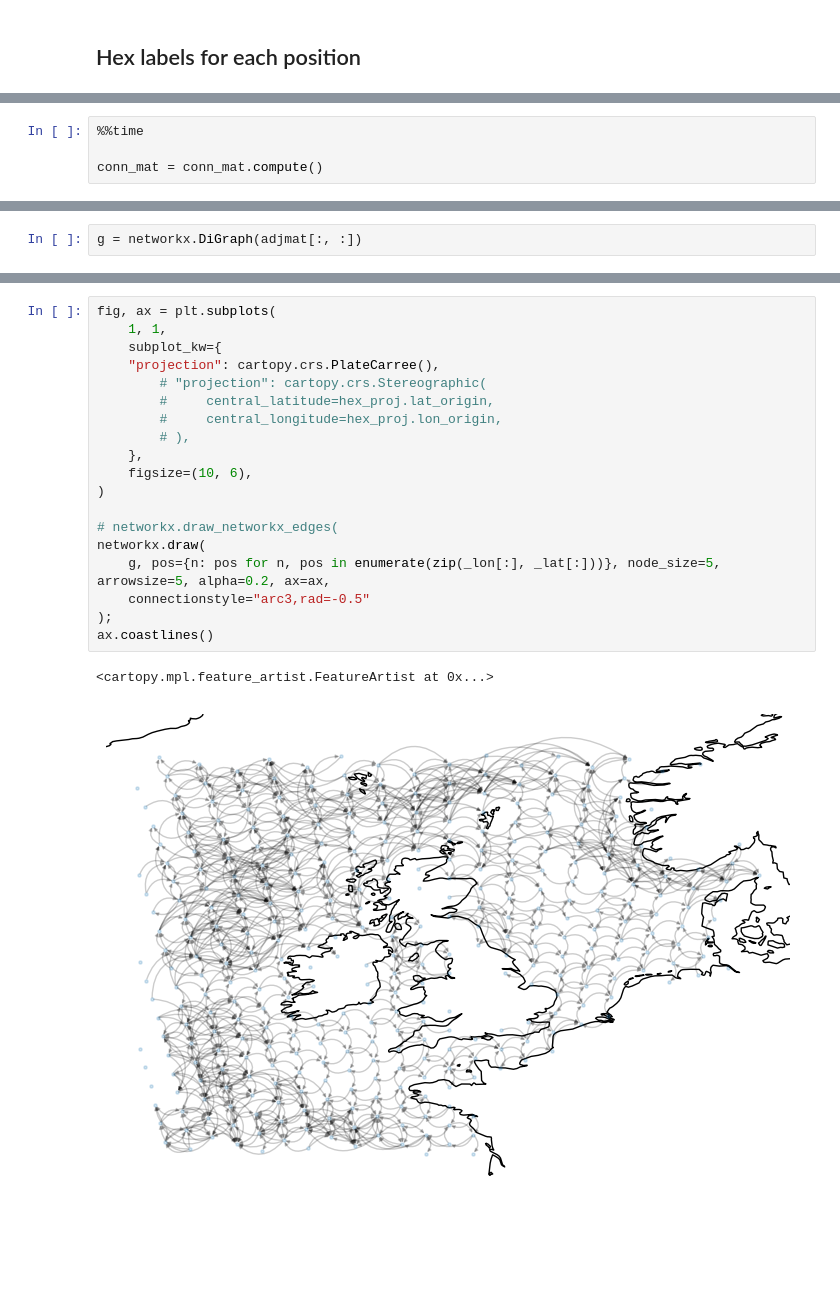
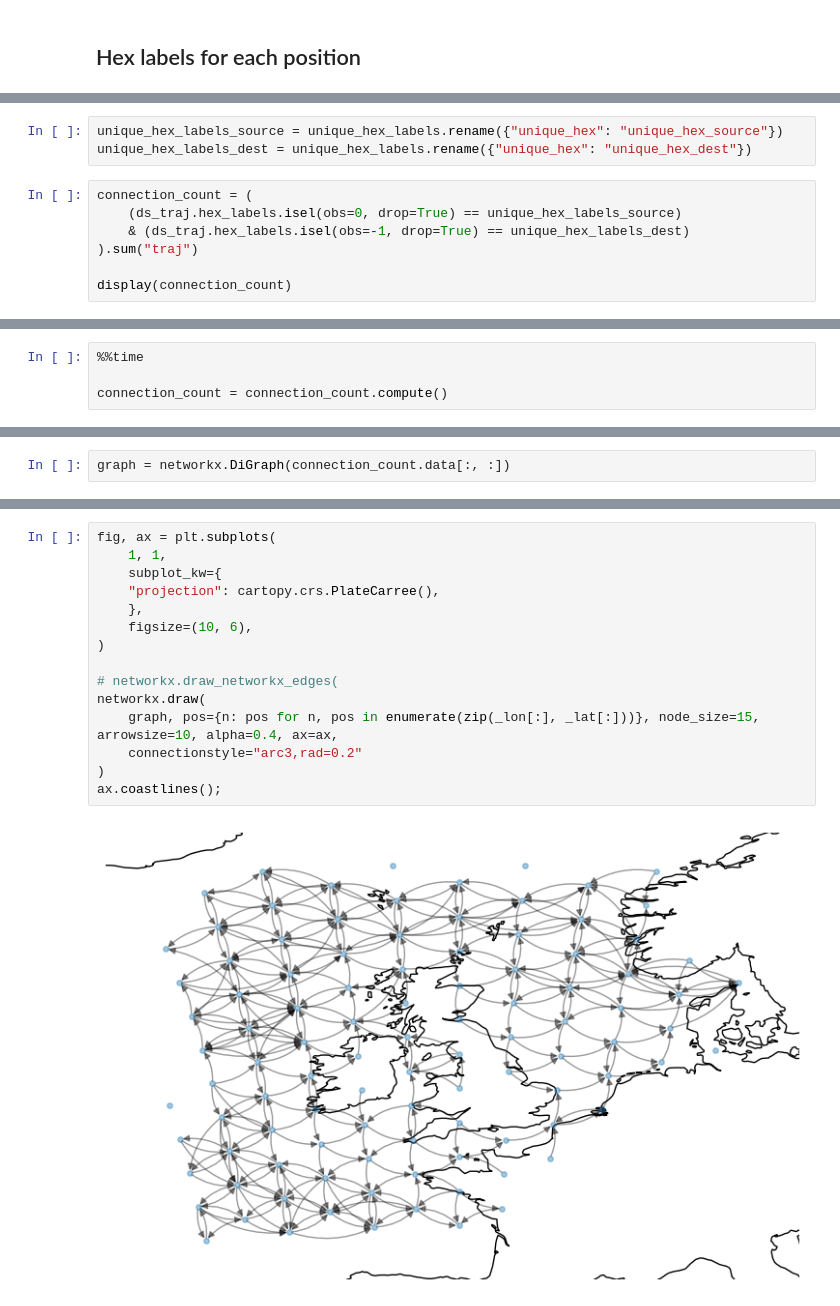
Before and after one commit to willirath/hextraj, a Jupyter notebook: notebooks/hextraj_tutorial.ipynb, the cells around one changed output, grey strips where cells are left out. Drawn from its saved outputs; the diff is of its cells as text; blank space fills up the shorter version.

```diff
--- a/notebooks/hextraj_tutorial.ipynb
+++ b/notebooks/hextraj_tutorial.ipynb
@@ -224,0 +344,10 @@ Attributes: (0)
+# %%
+unique_hex_labels_source = unique_hex_labels.rename({"unique_hex": "unique_hex_source"})
+unique_hex_labels_dest = unique_hex_labels.rename({"unique_hex": "unique_hex_dest"})
+# %%
+connection_count = (
+    (ds_traj.hex_labels.isel(obs=0, drop=True) == unique_hex_labels_source)
+    & (ds_traj.hex_labels.isel(obs=-1, drop=True) == unique_hex_labels_dest)
+).sum("traj")
+
+display(connection_count)
@@ -225,5 +364,5 @@ Attributes: (0)
 # %%
 %%time
 
-conn_mat = conn_mat.compute()
+connection_count = connection_count.compute()
 # %% [output]
@@ -256,2 +421,2 @@ array([[0, 0, 0, ..., 0, 0, 0],
 # %%
-g = networkx.DiGraph(adjmat[:, :])
+graph = networkx.DiGraph(connection_count.data[:, :])
@@ -263,22 +430,17 @@ networkx.draw_circular(g, node_size=1, alpha=0.5)
 # %%
 fig, ax = plt.subplots(
     1, 1,
     subplot_kw={
     "projection": cartopy.crs.PlateCarree(),
-        # "projection": cartopy.crs.Stereographic(
-        #     central_latitude=hex_proj.lat_origin,
-        #     central_longitude=hex_proj.lon_origin,
-        # ),
     },
     figsize=(10, 6),
 )
 
 # networkx.draw_networkx_edges(
 networkx.draw(
-    g, pos={n: pos for n, pos in enumerate(zip(_lon[:], _lat[:]))}, node_size=5, arrowsize=5, alpha=0.2, ax=ax,
-    connectionstyle="arc3,rad=-0.5"
-);
-ax.coastlines()
+    graph, pos={n: pos for n, pos in enumerate(zip(_lon[:], _lat[:]))}, node_size=15, arrowsize=10, alpha=0.4, ax=ax,
+    connectionstyle="arc3,rad=0.2"
+)
+ax.coastlines();
 # %% [output]
-<cartopy.mpl.feature_artist.FeatureArtist at 0x...>
-[figure, old version]
+[figure, new version]
```
Also changed, not shown: parts of 51 cells of this notebook.
